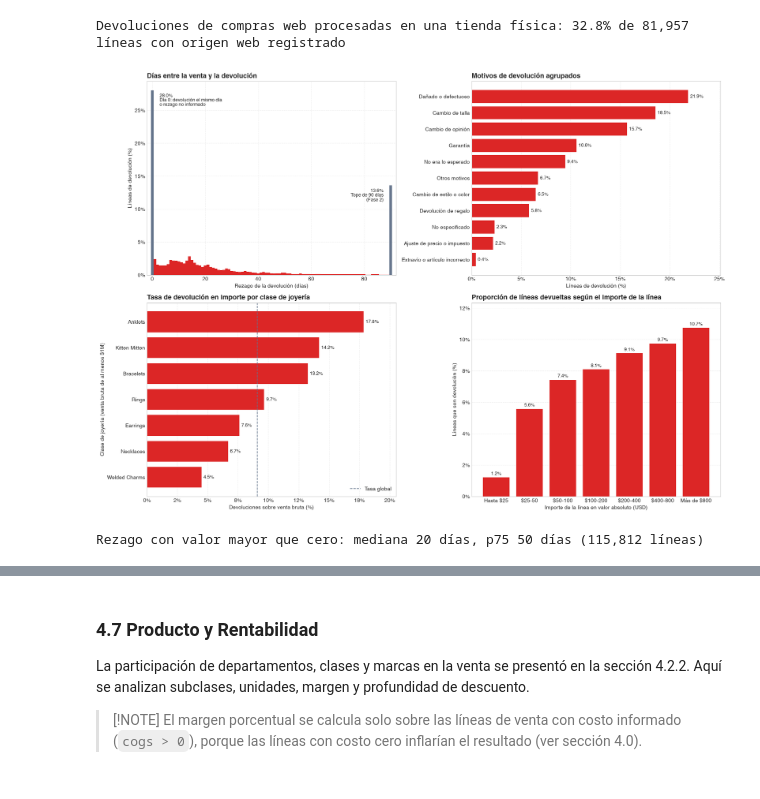
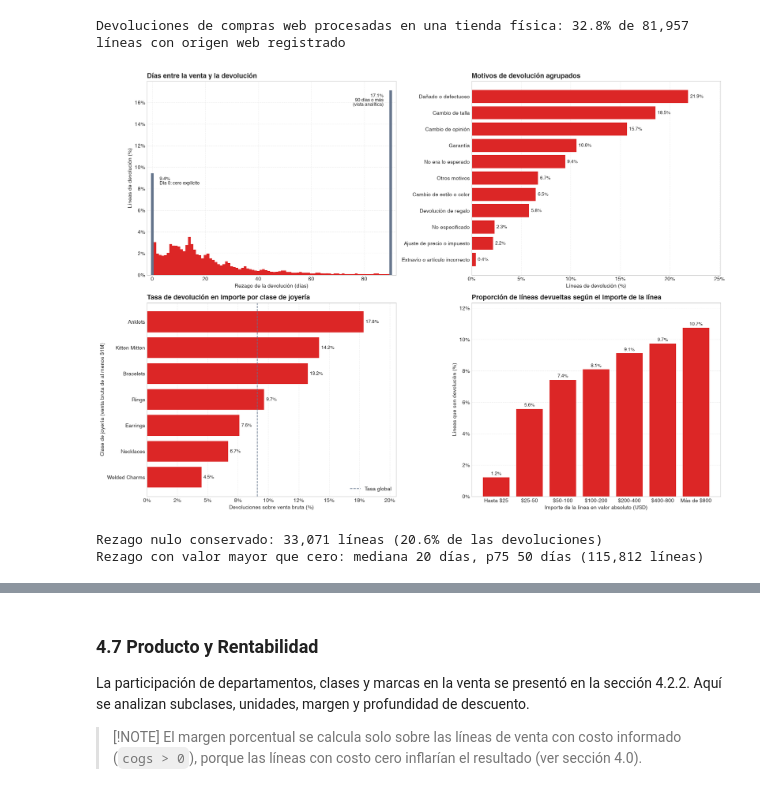
Before and after one commit to geramargonzalez/sales-revenue-datascience, a Jupyter notebook: sales-revenue-jewery.ipynb, the cells around one changed output, grey strips where cells are left out. Saved outputs shown, nothing was run; the diff lists cells and outputs as text; code cells hidden in the pictures.

Commit message:
Fase 7 : Mejorar robustez del preprocesamiento y comparabilidad temporal

```diff
--- a/sales-revenue-jewery.ipynb
+++ b/sales-revenue-jewery.ipynb
@@ -390,14 +403,20 @@ filas_previas = len(df)
 columnas_previas = df.shape[1]
 net_sales_previo = df['net_sales'].sum()
 
-# 1. Eliminación de columnas con 100% de valores nulos (sin información en origen)
+# 1. Eliminación protegida de columnas con 100% de valores nulos
 columnas_100_nulos = ['item_season', 'promo_name', 'promo_amt']
+columnas_ausentes = sorted(set(columnas_100_nulos) - set(df.columns))
+assert not columnas_ausentes, f"Columnas esperadas ausentes: {columnas_ausentes}"
+conteo_no_nulos = df[columnas_100_nulos].notna().sum()
+assert conteo_no_nulos.eq(0).all(), f"Columnas con datos que no deben eliminarse: {conteo_no_nulos[conteo_no_nulos > 0].to_dict()}"
 df = df.drop(columns=columnas_100_nulos)
 print(f"Columnas eliminadas por 100% de ausencia: {columnas_100_nulos}")
 
-# 2. Variables Numéricas: Imputación con 0.0 (return_lag_days y markdown)
-columnas_numericas = ['return_lag_days', 'markdown']
-for col in columnas_numericas:
+# 2. Variable financiera: imputación semántica con 0.0
+# return_lag_days conserva sus nulos estructurales y sus ceros explícitos
+nulos_rezago_previos = df['return_lag_days'].isna().sum()
+columnas_numericas_imputadas = ['markdown']
+for col in columnas_numericas_imputadas:
     df[col] = df[col].fillna(0.0)
 
 # 3. Variables de Catálogo y Clientes: Imputación con etiquetas explícitas
@@ -552,9 +572,11 @@ fmt_dolares = FuncFormatter(lambda x, _: f'${x:,.0f}' if x == 0 or abs(x) >= 1 e
 # 1. Verificación de estado del dataset (no se modifica df)
 VENTAS_NETAS_CONTROL = 287_699_163.91
 assert df.shape == (2_435_854, 37), 'Dimensiones inesperadas del dataset'
-assert df.isna().sum().sum() == 0, 'El dataset contiene valores nulos'
+assert df.drop(columns=['return_lag_days']).isna().sum().sum() == 0, 'El dataset contiene nulos no estructurales'
+assert df['return_lag_days'].isna().sum() == nulos_rezago_previos, 'Se alteraron los nulos estructurales del rezago'
 assert abs(df['net_sales'].sum() - VENTAS_NETAS_CONTROL) < 0.01, 'Descuadre de ventas netas'
-print(f"Dimensiones: {df.shape[0]:,} filas x {df.shape[1]} columnas | Nulos: 0 | Ventas netas: ${df['net_sales'].sum():,.2f}")
+print(f"Dimensiones: {df.shape[0]:,} filas x {df.shape[1]} columnas | "
+      f"Nulos no estructurales: 0 | Ventas netas: ${df['net_sales'].sum():,.2f}")
 
 # 2. Máscaras y vistas auxiliares
 COLS_FINANCIERAS = ['gross_sales', 'net_sales', 'discount_total', 'cogs', 'margin', 'qty', 'markdown']
@@ -569,7 +591,8 @@ es_operativa = df['location_name'].isin(UBICACIONES_OPERATIVAS)
 fecha = pd.to_datetime(df['date'])
 
 ventas_fin = df.loc[~es_devolucion, COLS_FINANCIERAS]
-devoluciones_fin = df.loc[es_devolucion, COLS_FINANCIERAS + ['return_lag_days']]
+devoluciones_fin = df.loc[es_devolucion, COLS_FINANCIERAS + ['return_lag_days']].copy()
+devoluciones_fin['return_lag_days_analisis'] = devoluciones_fin['return_lag_days'].clip(upper=UMBRAL_POLITICA)
 
 # Tabla auxiliar por línea para tasas y participaciones
 aux = pd.DataFrame({
@@ -583,6 +606,14 @@ aux = pd.DataFrame({
     'venta_bruta': df['gross_sales'].where(~es_devolucion, 0.0),
     'devuelto': (-df['net_sales']).where(es_devolucion, 0.0)
 })
+
+# Corte único para comparaciones interanuales: última semana de 2026 con siete fechas
+cobertura_semanal_2026 = (pd.DataFrame({
+    'semana_minorista': aux.loc[aux['anio_minorista'] == 2026, 'semana_minorista'],
+    'fecha': fecha.loc[aux['anio_minorista'] == 2026]
+}).groupby('semana_minorista')['fecha'].agg(lambda s: s.dt.date.nunique()))
+SEMANA_MAXIMA_2026 = int(cobertura_semanal_2026.index.max())
+SEMANA_CORTE_COMPARABLE = int(cobertura_semanal_2026[cobertura_semanal_2026 == 7].index.max())
 
 # 3. Peso de los segmentos que pueden distorsionar el análisis
 segmentos = {
@@ -1646,6 +1680,7 @@ Devoluciones de compras web procesadas en una tienda física: 32.8% de 81,957 l
 # %%
 # Rezago, motivos, clase de producto y rango de precio de las devoluciones
 lineas_dev = df[es_devolucion]
+rezago_analisis = devoluciones_fin['return_lag_days_analisis'].dropna()
 
 # Agrupación de los motivos: el catálogo mezcla códigos vigentes y heredados ('Z ... Dont Use')
 def agrupar_motivo(motivo):
@@ -1688,11 +1723,12 @@ tasa_rango = es_devolucion.groupby(rangos, observed=True).mean() * 100
 fig, axes = plt.subplots(2, 2, figsize=(17, 12))
 
 ax = axes[0, 0]
-conteo_rezago = lineas_dev['return_lag_days'].round().astype(int).value_counts().reindex(range(0, 91), fill_value=0)
+conteo_rezago = rezago_analisis.round().astype(int).value_counts().reindex(range(0, 91), fill_value=0)
 colores_rezago = [COLOR_NEUTRO if d in (0, 90) else COLOR_ALERTA for d in conteo_rezago.index]
-ax.bar(conteo_rezago.index, conteo_rezago.values / len(lineas_dev) * 100, color=colores_rezago, width=1.0)
-for dia, texto in [(0, 'Día 0: devolución el mismo día\no rezago no informado'), (90, 'Tope de 90 días\n(Fase 2)')]:
-    ax.annotate(f'{conteo_rezago[dia] / len(lineas_dev) * 100:.1f}%\n{texto}', (dia, conteo_rezago[dia] / len(lineas_dev) * 100),
+ax.bar(conteo_rezago.index, conteo_rezago.values / len(rezago_analisis) * 100, color=colores_rezago, width=1.0)
+for dia, texto in [(0, 'Día 0: cero explícito'), (90, '90 días o más\n(vista analítica)')]:
+    porcentaje = conteo_rezago[dia] / len(rezago_analisis) * 100
+    ax.annotate(f'{porcentaje:.1f}%\n{texto}', (dia, porcentaje),
                 xytext=(14 if dia == 0 else -14, -6), textcoords='offset points', ha='left' if dia == 0 else 'right',
                 va='top', fontsize=9)
 ax.set_xlim(-2, 92)
@@ -1711,35 +1747,38 @@ ax.set_xlabel('Líneas de devolución (%)')
 ax.grid(axis='y', visible=False)
 
 ax = axes[1, 0]
 barras = ax.barh(tasa_clase.index, tasa_clase.values, color=COLOR_ALERTA)
 ax.bar_label(barras, fmt='%.1f%%', padding=4, fontsize=9)
 ax.axvline(aux['devuelto'].sum() / aux['venta_bruta'].sum() * 100, color=COLOR_NEUTRO, linestyle='--', linewidth=1.2, label='Tasa global')
 ax.set_xlim(0, tasa_clase.max() * 1.15)
 ax.xaxis.set_major_formatter(fmt_porcentaje)
 ax.set_title('Tasa de devolución en importe por clase de joyería', loc='left', fontsize=13, fontweight='bold')
 ax.set_xlabel('Devoluciones sobre venta bruta (%)')
 ax.set_ylabel('Clase de joyería (venta bruta de al menos $1M)')
 ax.grid(axis='y', visible=False)
 ax.legend(loc='lower right')
 
 ax = axes[1, 1]
 barras = ax.bar(tasa_rango.index.astype(str), tasa_rango.values, color=COLOR_ALERTA)
 ax.bar_label(barras, fmt='%.1f%%', padding=3, fontsize=9)
 ax.set_ylim(0, tasa_rango.max() * 1.15)
 ax.yaxis.set_major_formatter(fmt_porcentaje)
 ax.set_title('Proporción de líneas devueltas según el importe de la línea', loc='left', fontsize=13, fontweight='bold')
 ax.set_xlabel('Importe de la línea en valor absoluto (USD)')
 ax.set_ylabel('Líneas que son devolución (%)')
 ax.grid(axis='x', visible=False)
 
 plt.tight_layout()
 plt.show()
 
-rezago_informado = lineas_dev.loc[lineas_dev['return_lag_days'] > 0, 'return_lag_days']
+rezago_informado = rezago_analisis[rezago_analisis > 0]
+print(f"Rezago nulo conservado: {lineas_dev['return_lag_days'].isna().sum():,} líneas "
+      f"({lineas_dev['return_lag_days'].isna().mean() * 100:.1f}% de las devoluciones)")
 print(f"Rezago con valor mayor que cero: mediana {rezago_informado.median():.0f} días, "
       f"p75 {rezago_informado.quantile(0.75):.0f} días ({len(rezago_informado):,} líneas)")
 # %% [output]
-[figure, old version]
+[figure, new version]
+Rezago nulo conservado: 33,071 líneas (20.6% de las devoluciones)
 Rezago con valor mayor que cero: mediana 20 días, p75 50 días (115,812 líneas)
 # %% [markdown]
 **Síntesis de devoluciones:**
```
Also changed, not shown: parts of 25 cells of this notebook, 2 other files.
